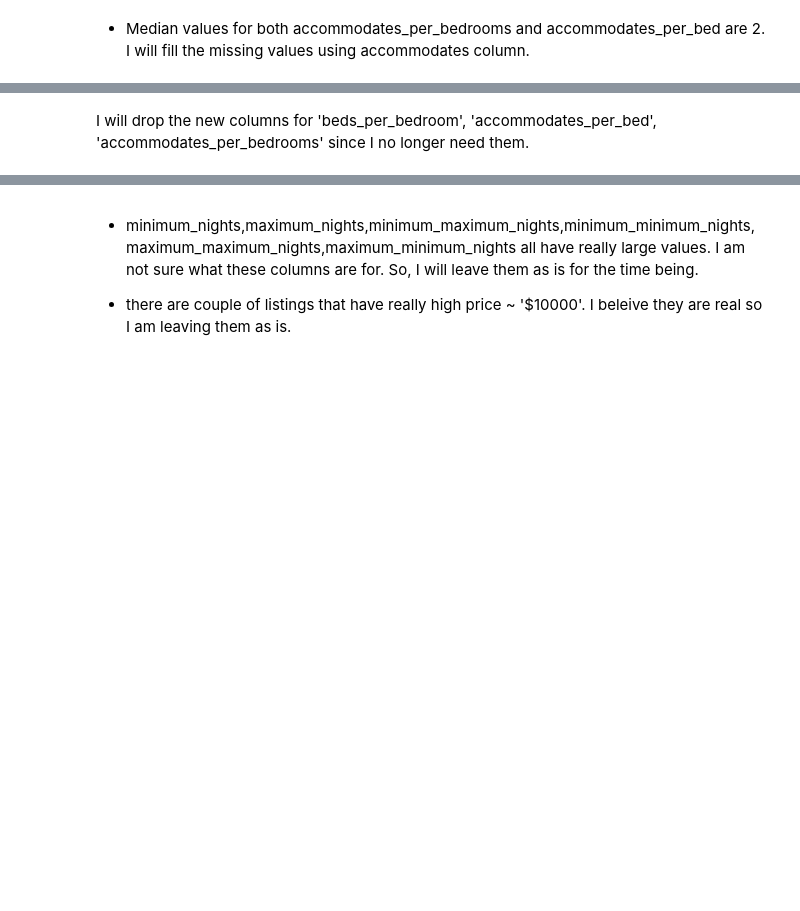
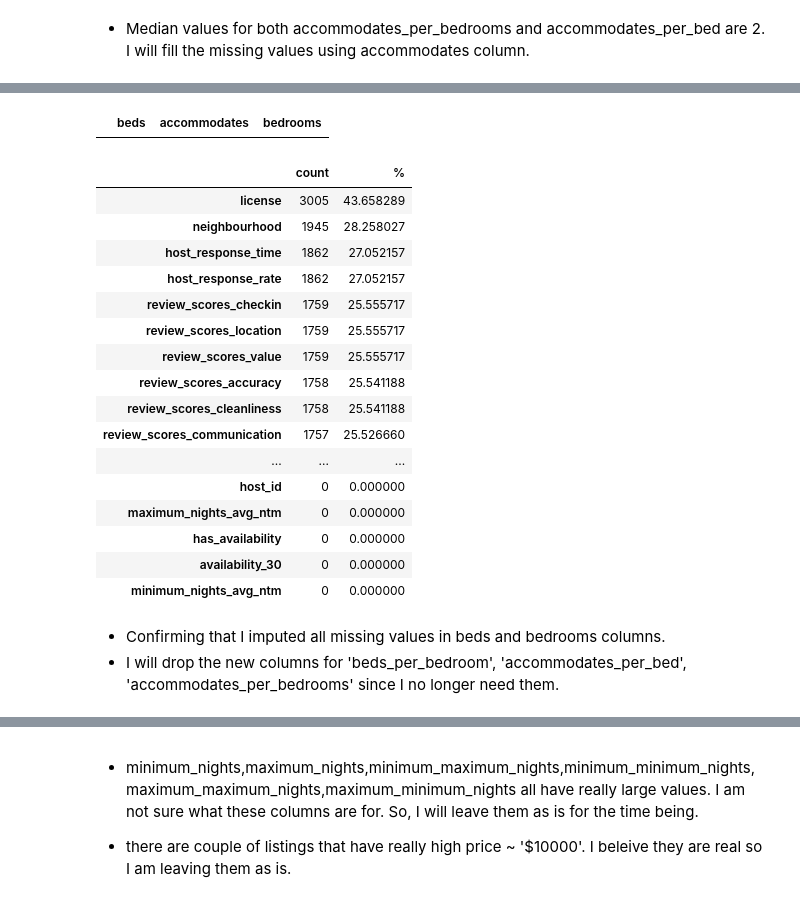
Before and after one commit to yselimd/Airbnb-Price-Prediction, a Jupyter notebook: notebooks/data_wrangling_YavuzDagdas.ipynb, the cells around one changed output, grey strips where cells are left out. Cells and saved outputs as stored; diff of their text form; code cells hidden in the pictures; blank space fills up the shorter version.

```diff
--- a/notebooks/data_wrangling_YavuzDagdas.ipynb
+++ b/notebooks/data_wrangling_YavuzDagdas.ipynb
@@ -349,9 +338,3 @@ listings_detail[['id','beds','bedrooms','accommodates','beds_per_bedroom','accom
 | max | 14.000000 | 9.000000 | 16.000000 | 10.000000 | 16.000000 | 16.000000 |
 # %% [markdown]
 * Median values for both accommodates_per_bedrooms and accommodates_per_bed are 2. I will fill the missing values using accommodates column.
-# %%
-listings_detail['bedrooms'].where(listings_detail['bedrooms'].notnull(),round(listings_detail['accommodates']/2),inplace=True)
-listings_detail['beds'].where(listings_detail['beds'].notnull(),round(listings_detail['accommodates']/2),inplace=True)
-# if accommodates has 1 then round(accommodates/2) becomes 0. To overcome that I replace 0s with 1.
-listings_detail['bedrooms'] = listings_detail['bedrooms'].replace(0,1)
-listings_detail['beds'] = listings_detail['beds'].replace(0,1)
@@ -390,3 +341,36 @@ listings_detail[['id','beds','bedrooms','accommodates','beds_per_bedroom','accom
+# %%
+# Replacing the missing values in bedrooms and beds columns using accommodates column.
+listings_detail['bedrooms'].where(listings_detail['bedrooms'].notnull(),np.ceil(listings_detail['accommodates']/2),inplace=True)
+listings_detail['beds'].where(listings_detail['beds'].notnull(),np.ceil(listings_detail['accommodates']/2),inplace=True)
+# %%
+# Checking if there are any rows with 0 beds.
+listings_detail[['beds','accommodates','bedrooms']].query('beds==0').head()
+# %% [output]
+|  | beds | accommodates | bedrooms |
+# %%
+# Checking number of missing values in each column and percent as well.
+missing = pd.concat([listings_detail.isnull().sum(), 100 * listings_detail.isnull().mean()], axis=1)
+missing.columns=['count', '%']
+missing.sort_values(by='count',ascending=False)
+# %% [output]
+|  | count | % |
+| license | 3005 | 43.658289 |
+| neighbourhood | 1945 | 28.258027 |
+| host_response_time | 1862 | 27.052157 |
+| host_response_rate | 1862 | 27.052157 |
+| review_scores_checkin | 1759 | 25.555717 |
+| review_scores_location | 1759 | 25.555717 |
+| review_scores_value | 1759 | 25.555717 |
+| review_scores_accuracy | 1758 | 25.541188 |
+| review_scores_cleanliness | 1758 | 25.541188 |
+| review_scores_communication | 1757 | 25.526660 |
+| ... | ... | ... |
+| host_id | 0 | 0.000000 |
+| maximum_nights_avg_ntm | 0 | 0.000000 |
+| has_availability | 0 | 0.000000 |
+| availability_30 | 0 | 0.000000 |
+| minimum_nights_avg_ntm | 0 | 0.000000 |
 # %% [markdown]
-I will drop the new columns for 'beds_per_bedroom', 'accommodates_per_bed', 'accommodates_per_bedrooms' since I no longer need them.
+* Confirming that I imputed all missing values in beds and bedrooms columns.
+* I will drop the new columns for 'beds_per_bedroom', 'accommodates_per_bed', 'accommodates_per_bedrooms' since I no longer need them.
 # %%
```
Also changed, not shown: parts of 12 cells of this notebook, 2 other files.
